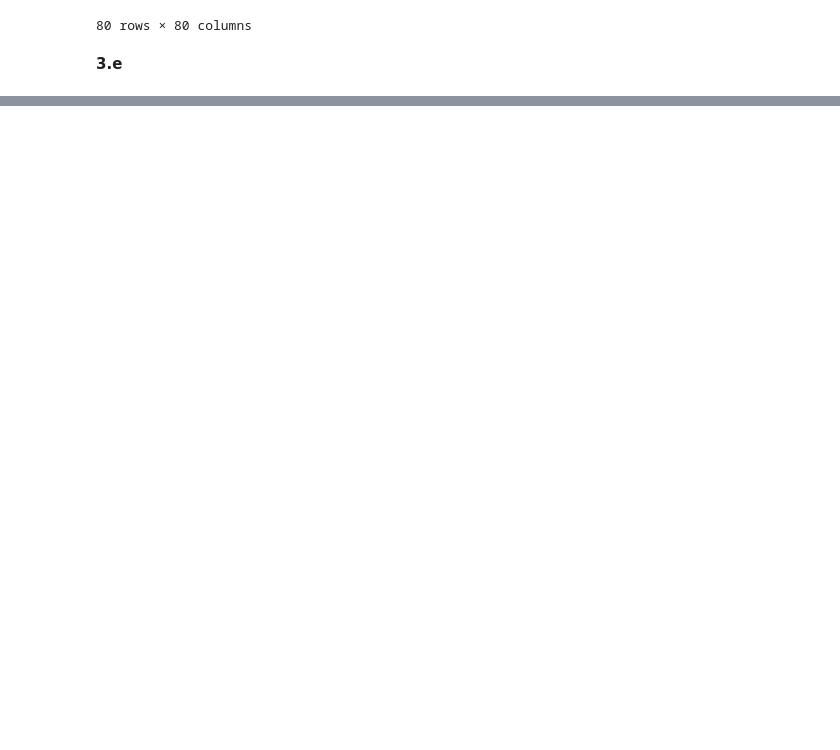
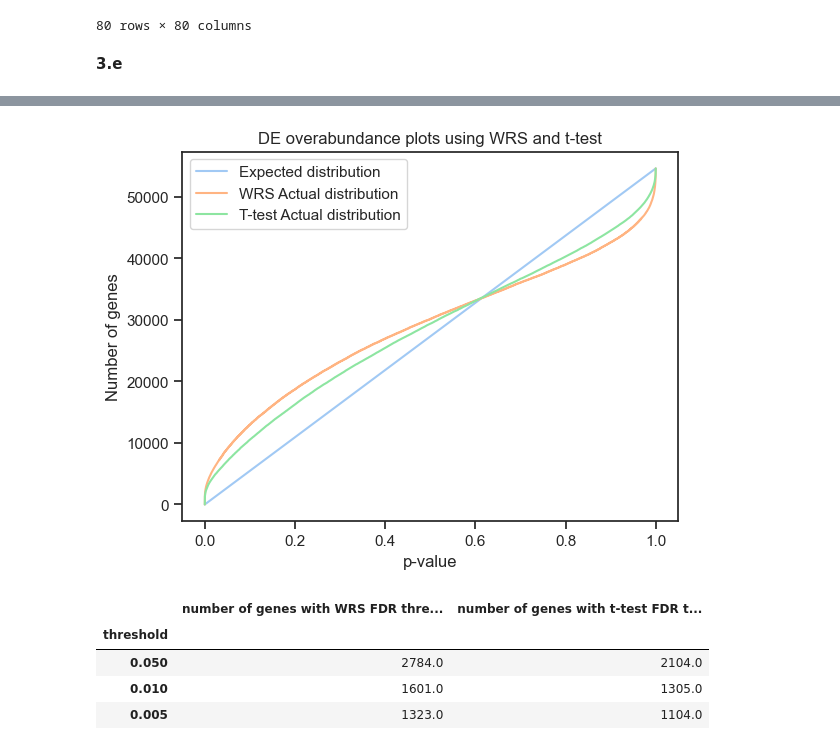
Before and after one commit to OfekBasson/StatisticsAndDataAnalsysHW3, a Jupyter notebook: HW3.ipynb, the cells around one changed output, grey strips where cells are left out. Saved outputs shown, nothing was run; the diff lists cells and outputs as text; code cells hidden in the pictures; blank space fills up the shorter version.

```diff
--- a/HW3.ipynb
+++ b/HW3.ipynb
@@ -166,9 +166,14 @@ number_of_overexpressed_genes_in_M_using_ttest = 0
 number_of_underexpressed_genes_in_M_using_ttest = 0
 
 WRS_statistics_list = []
+ttest_statistics_list = []
 # Does names make sense?
 WRS_overexpressed_p_values_list = []
 WRS_underexpressed_p_values_list = []
+
+# Need more variables?
+# Will be used later
+ttest_overexpressed_p_values_list = []
 
 M_group_transposed_data = transposed_data_frame_without_incomplete_genes[transposed_data_frame_without_incomplete_genes["Class"] == "M"]
 H_group_transposed_data = transposed_data_frame_without_incomplete_genes[transposed_data_frame_without_incomplete_genes["Class"] == "H"]
@@ -177,7 +182,11 @@ for current_gene_name in transposed_data_frame_without_incomplete_genes.columns[
     current_gene_expression_for_group_H = H_group_transposed_data[current_gene_name].astype(float)
 
     WRS_statistic = ranksums(current_gene_expression_for_group_M, current_gene_expression_for_group_H).statistic
+    # Remove?
     WRS_statistics_list.append(WRS_statistic)
+    ttest_statistic = ttest_ind(current_gene_expression_for_group_M, current_gene_expression_for_group_H, alternative='less').statistic
+    # Remove?
+    ttest_statistics_list.append(ttest_statistic)
 
     # Does this variable name (and next variables) make sense?
     WRS_overexpressed_p_value = ranksums(current_gene_expression_for_group_M, current_gene_expression_for_group_H, alternative='greater').pvalue
@@ -192,6 +201,7 @@ for current_gene_name in transposed_data_frame_without_incomplete_genes.columns[
         number_of_underexpressed_genes_in_M_using_WRS += 1
 
     ttest_overexpressed_p_value = ttest_ind(current_gene_expression_for_group_M.astype(float), current_gene_expression_for_group_H.astype(float), alternative='greater').pvalue
+    ttest_overexpressed_p_values_list.append(ttest_overexpressed_p_value)
     if ttest_overexpressed_p_value < 0.07:
         number_of_overexpressed_genes_in_M_using_ttest += 1
 
@@ -322,0 +276,41 @@ min_WRS is: 1225, max_WRS is: 3675, mean is: 2450.0, std is: 102.04165815979276
+# %%
+N = len(WRS_overexpressed_p_values_list)
+sorted_WRS_overexpressed_p_values_list = np.sort(WRS_overexpressed_p_values_list)
+sorted_ttest_overexpressed_p_values_list = np.sort(ttest_overexpressed_p_values_list)
+
+plt.plot(np.linspace(0, 1, N), np.arange(N), label="Expected distribution")
+plt.plot(sorted_WRS_overexpressed_p_values_list, np.arange(N), label="WRS Actual distribution")
+plt.plot(sorted_ttest_overexpressed_p_values_list, np.arange(N), label="T-test Actual distribution")
+# Check title correctness
+plt.title("DE overabundance plots using WRS and t-test")
+plt.ylabel("Number of genes")
+plt.xlabel("p-value")
+plt.legend()
+plt.show()
+
+WRS_FDR_list, ttest_FDR_list = [], []
+for i in range(1, N+1):
+    WRS_current_p_value = sorted_WRS_overexpressed_p_values_list[i - 1]
+    WRS_current_FDR = (WRS_current_p_value * N) / i
+    WRS_FDR_list.append(WRS_current_FDR)
+
+    ttest_current_p_value = sorted_ttest_overexpressed_p_values_list[i - 1]
+    ttest_current_FDR = (ttest_current_p_value * N) / i
+    ttest_FDR_list.append(ttest_current_FDR)
+
+number_of_genes_with_WRS_FDR_threshold = pd.DataFrame({"threshold": [], "number of genes with WRS FDR threshold": [], "number of genes with t-test FDR threshold": []})
+for threshold in [0.05, 0.01, 0.005]:
+    WRS_k = next(index for index, WRS_FDR in enumerate(WRS_FDR_list) if (WRS_FDR >= threshold))
+    ttest_k = next(index for index, ttest_FDR in enumerate(ttest_FDR_list) if (ttest_FDR >= threshold))
+    new_row = pd.DataFrame({"threshold": [threshold], "number of genes with WRS FDR threshold": [WRS_k], "number of genes with t-test FDR threshold": [ttest_k]})
+    number_of_genes_with_WRS_FDR_threshold = pd.concat([number_of_genes_with_WRS_FDR_threshold, new_row], ignore_index=True)
+
+number_of_genes_with_WRS_FDR_threshold = number_of_genes_with_WRS_FDR_threshold.set_index("threshold")
+number_of_genes_with_WRS_FDR_threshold
+# %% [output]
+[figure, added]
+|  | number of genes with WRS FDR thre... | number of genes with t-test FDR t... |
+| threshold |  |  |
+| 0.050 | 2784.0 | 2104.0 |
+| 0.010 | 1601.0 | 1305.0 |
+| 0.005 | 1323.0 | 1104.0 |
```
Also changed, not shown: parts of 2 cells of this notebook.
